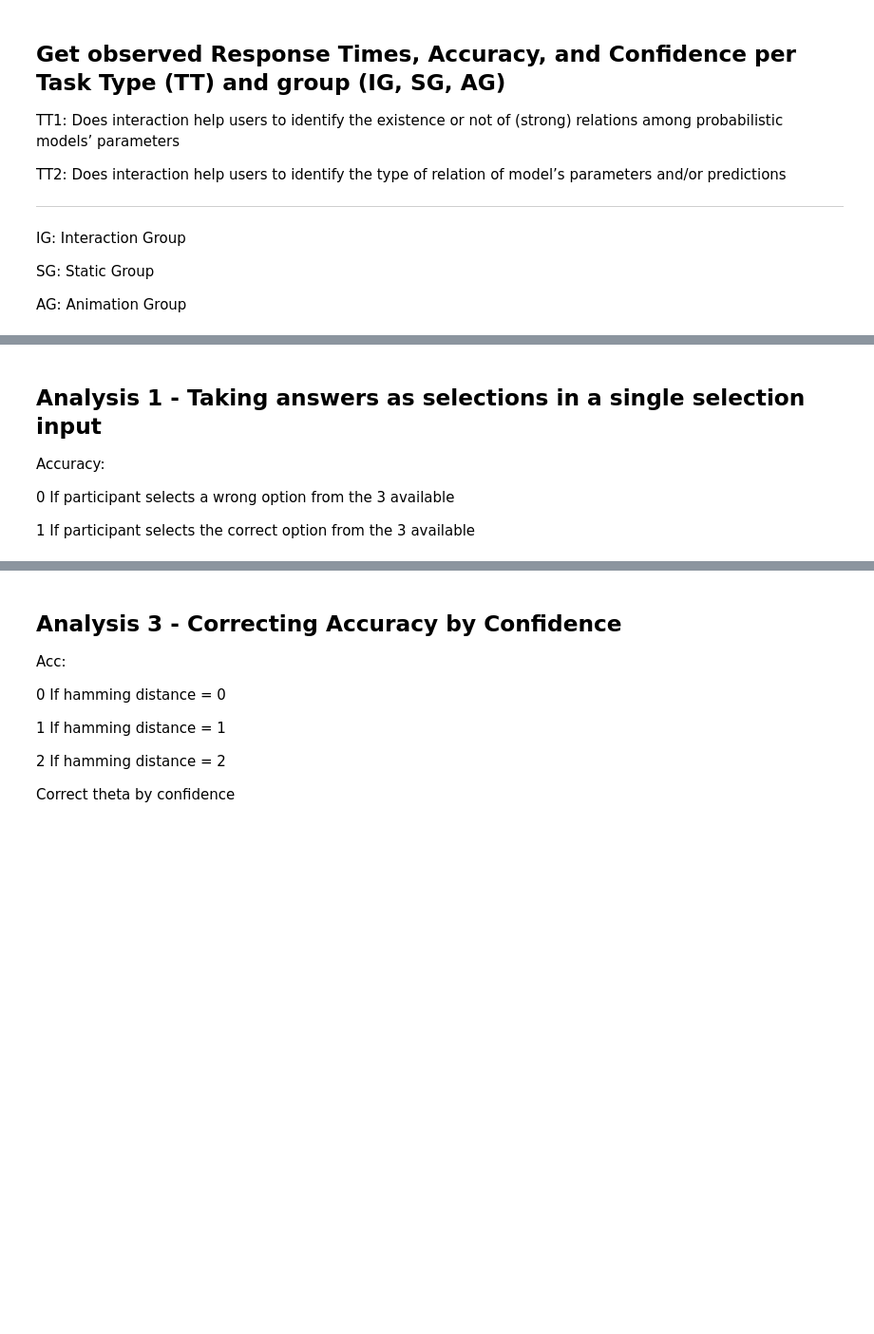
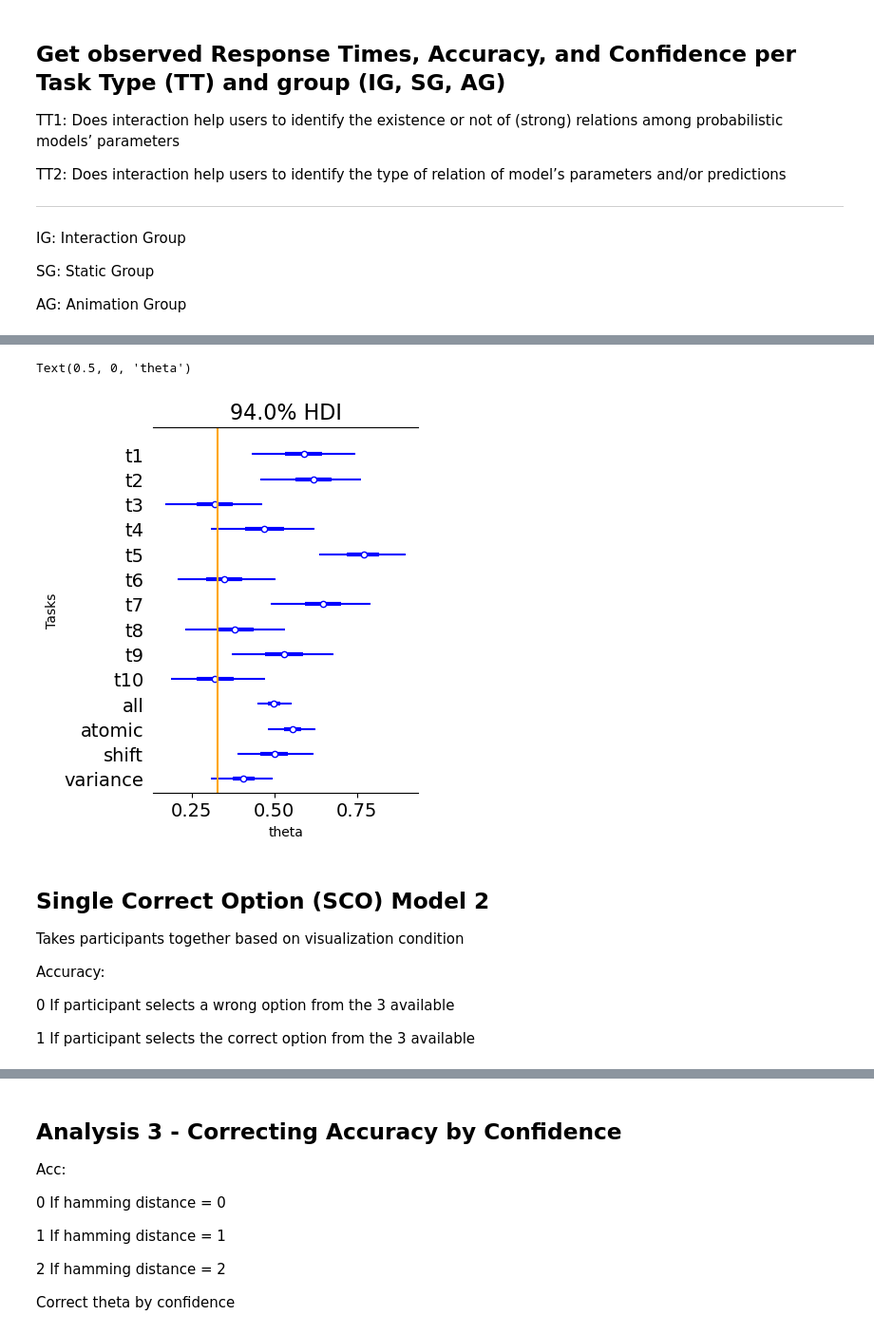
Before and after one commit to evdoxiataka/simulated_interventions_study_analysis, a Jupyter notebook: analysis.ipynb, the cells around one changed output, grey strips where cells are left out. Shown at 95% size. Cells and saved outputs as stored; diff of their text form; code cells hidden in the pictures; blank space fills up the shorter version.

Commit message:
adds code to analysis

```diff
--- a/analysis.ipynb
+++ b/analysis.ipynb
@@ -103,5 +250,26 @@ answ_sc_i_interv_T2, answ_sc_s_interv_T2, answ_sc_a_interv_T2 = get_answers_scor
+# %%
+import arviz as az
+import matplotlib.pyplot as plt
+fig, ax = plt.subplots(1, 1, figsize=(3.6, 5))
+ai = az.from_pymc3(trace_acc_T1_sco_m1)
+prob = 0.94
+az.plot_forest(ai['posterior']['theta'], ax = ax, combined = True, hdi_prob = prob, colors = 'blue')
+ax.vlines(x = 0.33, ymin = -1, ymax = 15, colors = 'orange')
+
+##
+ax.set_yticklabels(['variance','shift','atomic','all tasks','t10','t9','t8','t7','t6','t5','t4','t3','t2','t1'])
+ax.set_ylabel("Tasks")
+##
+ax.set_xlabel("theta")
+# plt.savefig('ch6_Fig10_a.svg',dpi=300)
+# %% [output]
+Text(0.5, 0, 'theta')
+[figure, added]
 # %% [markdown]
-## Analysis 1 - Taking answers as selections in a single selection input
+## Single Correct Option (SCO) Model 2
+
+Takes participants together based on visualization condition
+
 Accuracy:
 
 0  If participant selects a wrong option from the 3 available
```
Also changed, not shown: parts of 26 cells of this notebook.
